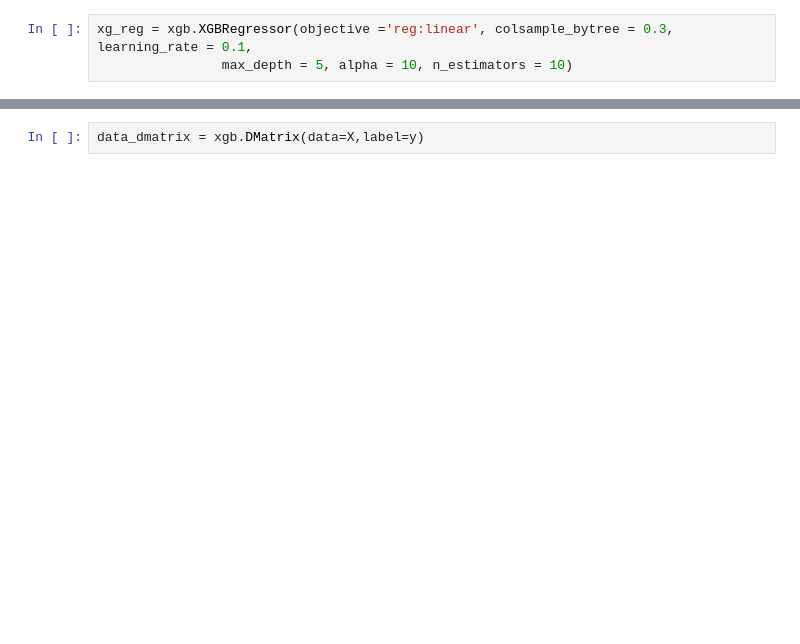
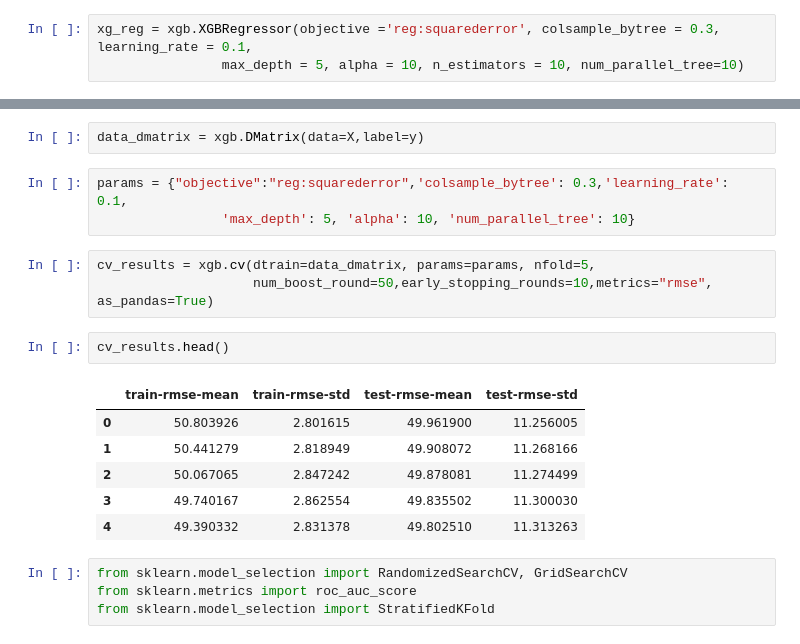
Before and after one commit to Richlorr/MidtermFlights, a Jupyter notebook: TESTING.ipynb, the cells around one changed output, grey strips where cells are left out. Saved outputs shown, nothing was run; the diff lists cells and outputs as text; blank space fills up the shorter version.

Commit message:
Continued with hyper parameter testing

```diff
--- a/TESTING.ipynb
+++ b/TESTING.ipynb
@@ -446,8 +501,8 @@ X_train, X_test, y_train, y_test = train_test_split(X,y, test_size=0.20)
 # %%
 import xgboost as xgb
 # %%
-xg_reg = xgb.XGBRegressor(objective ='reg:linear', colsample_bytree = 0.3, learning_rate = 0.1,
-                max_depth = 5, alpha = 10, n_estimators = 10)
+xg_reg = xgb.XGBRegressor(objective ='reg:squarederror', colsample_bytree = 0.3, learning_rate = 0.1,
+                max_depth = 5, alpha = 10, n_estimators = 10, num_parallel_tree=10)
 # %%
 data_dmatrix = xgb.DMatrix(data=X,label=y, enable_categorical=True)
 # %%
@@ -475,2 +528,21 @@ r2_score(y_test, y_pred)
 # %%
 data_dmatrix = xgb.DMatrix(data=X,label=y)
+# %%
+params = {"objective":"reg:squarederror",'colsample_bytree': 0.3,'learning_rate': 0.1,
+                'max_depth': 5, 'alpha': 10, 'num_parallel_tree': 10}
+# %%
+cv_results = xgb.cv(dtrain=data_dmatrix, params=params, nfold=5,
+                    num_boost_round=50,early_stopping_rounds=10,metrics="rmse", as_pandas=True)
+# %%
+cv_results.head()
+# %% [output]
+|  | train-rmse-mean | train-rmse-std | test-rmse-mean | test-rmse-std |
+| 0 | 50.803926 | 2.801615 | 49.961900 | 11.256005 |
+| 1 | 50.441279 | 2.818949 | 49.908072 | 11.268166 |
+| 2 | 50.067065 | 2.847242 | 49.878081 | 11.274499 |
+| 3 | 49.740167 | 2.862554 | 49.835502 | 11.300030 |
+| 4 | 49.390332 | 2.831378 | 49.802510 | 11.313263 |
+# %%
+from sklearn.model_selection import RandomizedSearchCV, GridSearchCV
+from sklearn.metrics import roc_auc_score
+from sklearn.model_selection import StratifiedKFold
```
Also changed, not shown: parts of 23 cells of this notebook.
